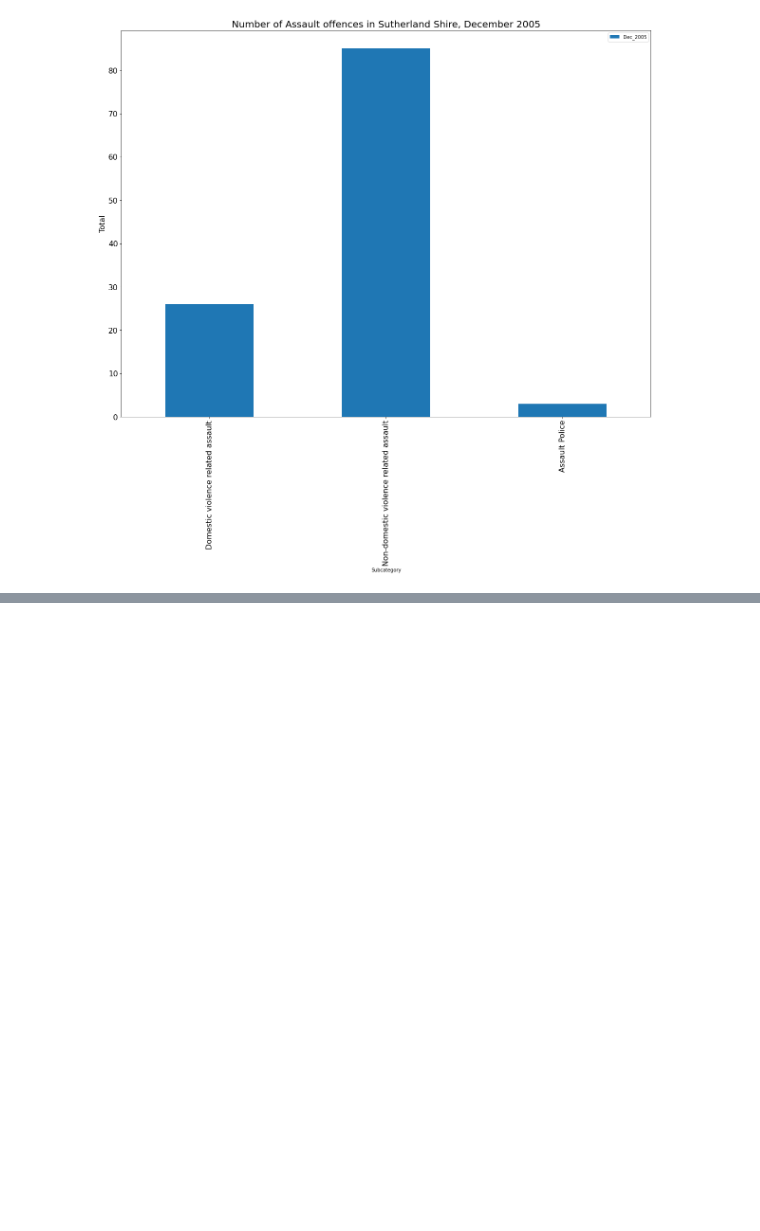
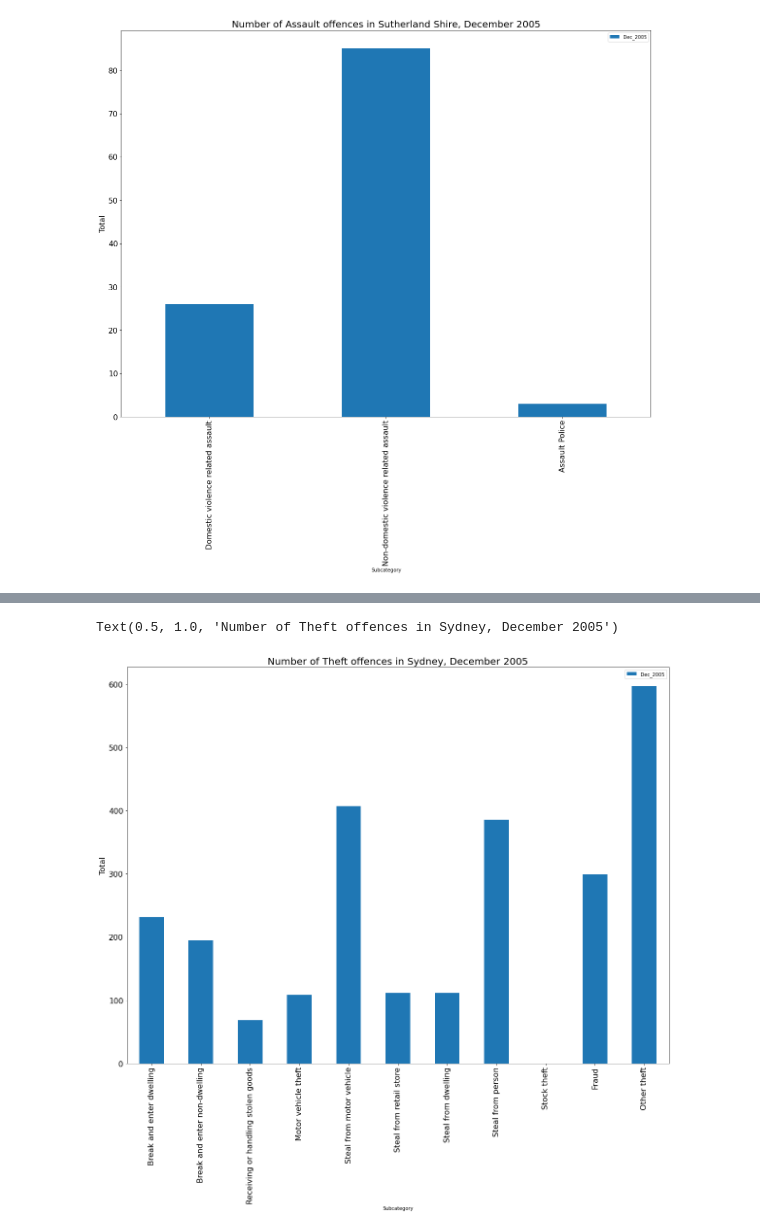
Before and after one commit to joshmic/Data_Project, a Jupyter notebook: Crime Data - NSW.ipynb, the cells around one changed output, grey strips where cells are left out. Drawn from its saved outputs; the diff is of its cells as text; code cells hidden in the pictures; blank space fills up the shorter version.

Commit message:
NSW Crime Data - Push 5

```diff
--- a/Crime Data - NSW.ipynb
+++ b/Crime Data - NSW.ipynb
@@ -735,6 +319,0 @@ The settings used here control how it's read. You can only really tell by lookin
-# %%
-crime_data = pd.read_csv(filepath,
-                           infer_datetime_format=True,
-                           parse_dates=['LGA'],
-                           dayfirst=True)
-crime_data.head(2)
@@ -794,2 +319,0 @@ plt.show()
-# %%
-matplotlib.rcParams.update(saved_style_state) # revert to regular matplotlib styles, not xkcd
@@ -870,6 +319,0 @@ Then once we're confident that it works, we can switch back from the limited par
-# %%
-def my_f(x):
-    return datetime.strftime(x.OFFENCE_MONTH, "%A")
-
-crime_data["nice_day"] = crime_data.apply(my_f, axis=1)
-crime_data.nice_day.value_counts().plot(kind="bar")
@@ -924,0 +322,18 @@ So you could use this function in an `apply` to make a new column on cleaned up
+# %%
+Inner_Sydney_group = crime_data.groupby(['Statistical Division'])
+Inner_Sydney = Inner_Sydney_group.get_group('Inner Sydney')
+
+crime_data_Inner_Syd = Inner_Sydney[['LGA','Offence category','Subcategory','Dec_2005']]
+
+
+Syd_group = crime_data_Inner_Syd.groupby(['LGA'])
+Sydney = Syd_group.get_group('Sydney')
+
+crime_data_Sydney = Sydney[['LGA','Offence category','Subcategory','Dec_2005']]
+
+
+Syd_Theft_group = crime_data_Sydney.groupby(['Offence category'])
+Sydney_Theft = Syd_Theft_group.get_group('Theft')
+
+crime_data_Sydney_Theft = Sydney_Theft[['LGA','Offence category','Subcategory','Dec_2005']]
+crime_data_Sydney_Theft.head(11)
@@ -924,0 +353,7 @@ So you could use this function in an `apply` to make a new column on cleaned up
+# %%
+Syd_Theft = crime_data_Sydney_Theft.set_index('Subcategory').plot(kind="bar", fontsize = 16)
+plt.ylabel('Total', fontsize = 16)
+plt.title("Number of Theft offences in Sydney, December 2005", fontsize=20)
+# %% [output]
+Text(0.5, 1.0, 'Number of Theft offences in Sydney, December 2005')
+[figure, added]
```
Also changed, not shown: parts of 105 cells of this notebook.
